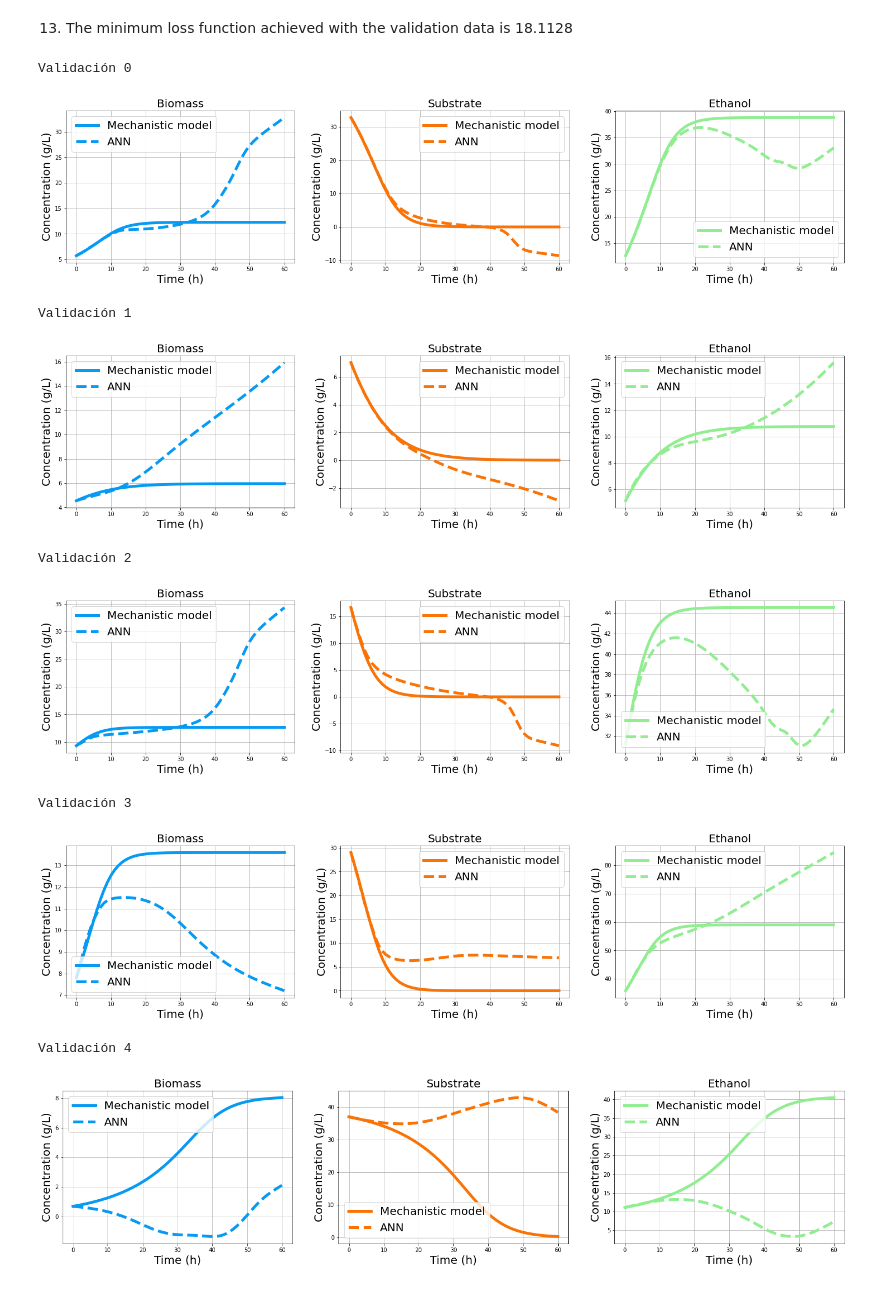
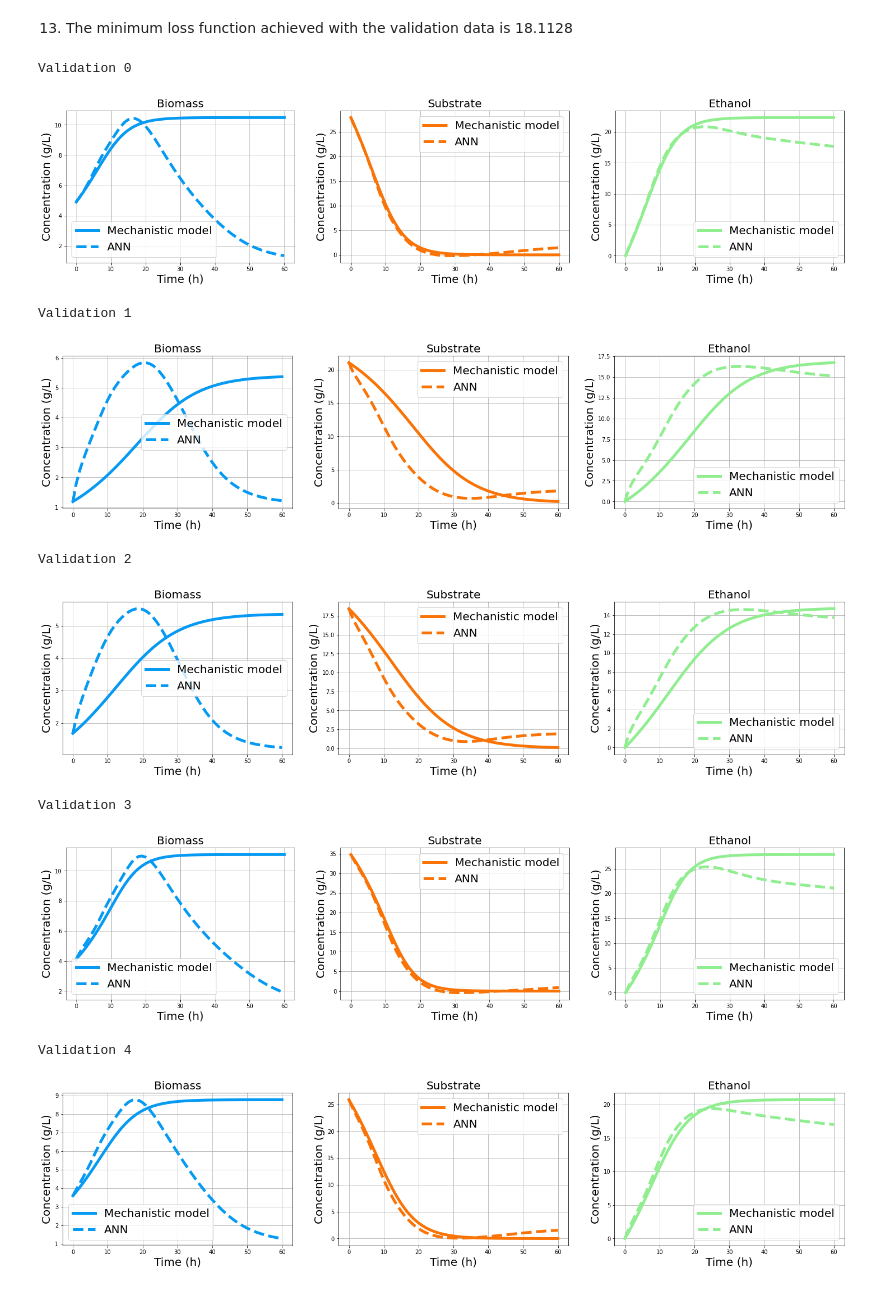
Before and after one commit to juanmggb/maestria, a Jupyter notebook: ml_batch/time_stepper_direct_solver.ipynb, the cells around one changed output. Drawn from its saved outputs; the diff is of its cells as text; code cells hidden in the pictures.

```diff
--- a/ml_batch/time_stepper_direct_solver.ipynb
+++ b/ml_batch/time_stepper_direct_solver.ipynb
@@ -242,7 +132,7 @@ plt.show()
     * RK4 is used to generate trajectories
 # %%
 # Calculate trajectory for initial conditions in validation data
-_, x_validate = odeint(inhibition_model, x0_validate, t_span_validate, solver="rk4")
+_, x_validate = odeint(inhibition_model_nn, x0_validate, t_span_validate, solver="rk4")
 print(x_validate.shape)
 # %% [output]
 torch.Size([61, 10, 3])
@@ -272,21 +162,5 @@ plt.show()
 
     * 7.4 The weights and biases of the ANN are randomly initialized
-# %%
-def fnn_model(input_dim, output_dim, hidden_dim, hidden_layers):
-    layers = []
-    layers.append(nn.Linear(input_dim, hidden_dim))
-    for _ in range(hidden_layers):
-        layers.append(nn.Linear(hidden_dim, hidden_dim))
-        layers.append(nn.Softplus())
-    layers.append(nn.Linear(hidden_dim, output_dim))
-    net = nn.Sequential(*layers)
-    net.to('cpu').double()
-
-    for m in net.modules():
-        if type(m) == nn.Linear:
-            # Initialize the weights of the Linear module using xavier_uniform_
-            nn.init.xavier_uniform_(m.weight)
-    return net
 # %%
 # Create model
 net = fnn_model(3, 3, 32, 8)
@@ -340,22 +212,23 @@ for epoch in tqdm(range(epochs)):
     optimizer.step()
 
     # Validation data
-    net.eval()
-    with torch.inference_mode():
+    # net.eval()
+    # with torch.inference_mode():
 
-        # 1. Forward pass
-        _, x_pred_validate = odeint(
-            lambda t, x: net(x),
-            x0_validate,
-            t_span_validate,
-            solver=DirectSolver()
-        )
+    #     # 1. Forward pass
+    #     _, x_pred_validate = odeint(
+    #         lambda t, x: net(x),
+    #         x0_validate,
+    #         t_span_validate,
+    #         solver=DirectSolver()
+    #     )
 
-        # 2. Calculate loss
-        loss_val = mse_loss(x_pred_validate, x_validate)
+    #     # 2. Calculate loss
+    #     loss_val = mse_loss(x_pred_validate, x_validate)
 
     if epoch % 50 == 0:
 
-        print(f"Epoch: {epoch} | Training loss: {loss} | Validate loss: {loss_val}")
+        # print(f"Epoch: {epoch} | Training loss: {loss} | Validate loss: {loss_val}")
+        print(f"Epoch: {epoch} | Training loss: {loss}")
 end_time = time.time()
 # %% [output]
@@ -480,14 +296,14 @@ def plot_predictions(n=0):
 # %%
 for i in range(5):
-    plot_predictions(i)
+    plot_predictions(t_span_validate, x_validate, x_pred_validate, i)
 # %% [output]
-Validación 0
+Validation 0
-[figure, old version]
+[figure, new version]
-Validación 1
+Validation 1
-[figure, old version]
+[figure, new version]
-Validación 2
+Validation 2
-[figure, old version]
+[figure, new version]
-Validación 3
+Validation 3
-[figure, old version]
+[figure, new version]
-Validación 4
+Validation 4
-[figure, old version]
+[figure, new version]
```
Also changed, not shown: parts of 33 cells of this notebook.
